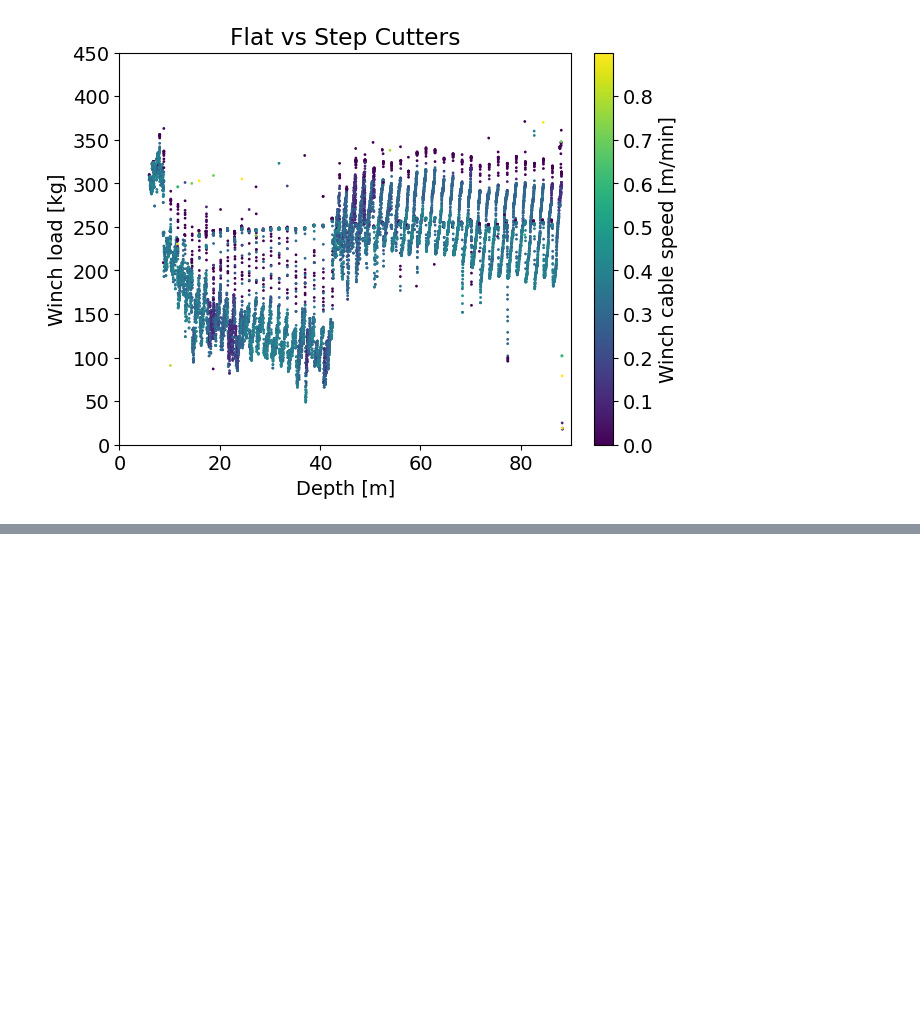
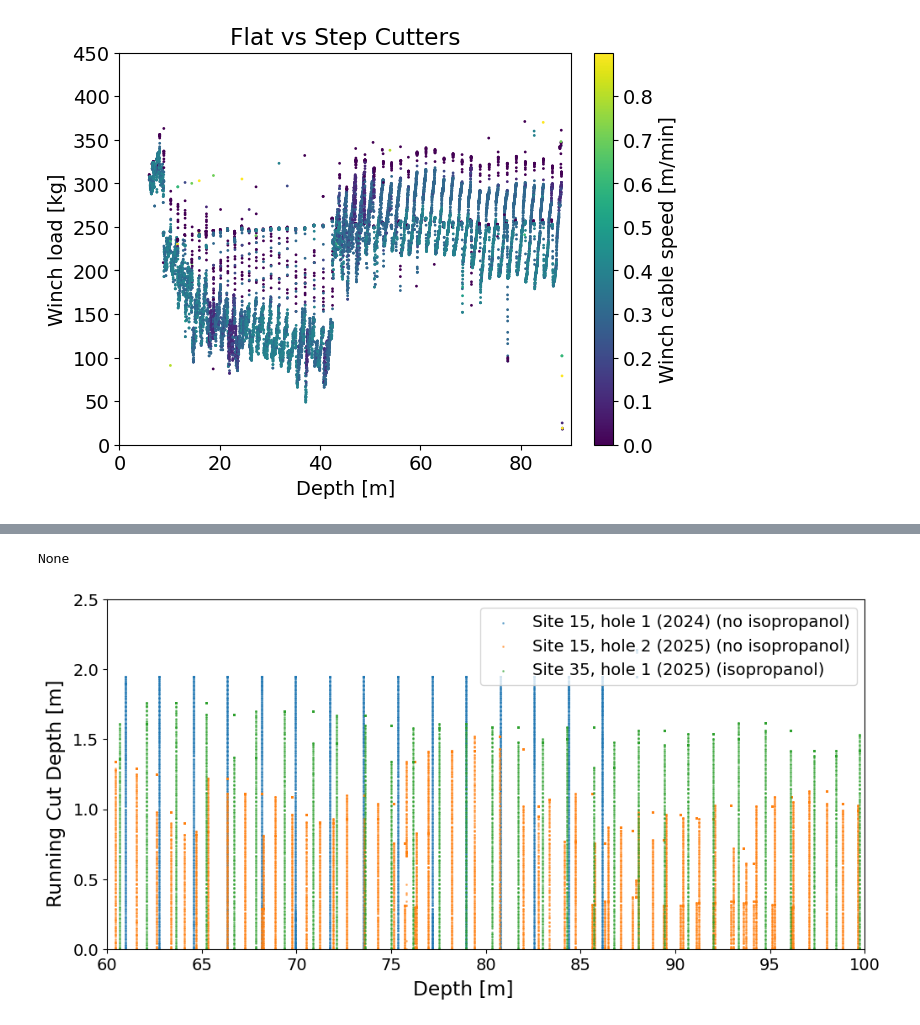
Before and after one commit to RNO-G/bigraid_log_reader, a Jupyter notebook: proceedings_notebook.ipynb, the cells around one changed output, grey strips where cells are left out. Drawn from its saved outputs; the diff is of its cells as text; code cells hidden in the pictures; blank space fills up the shorter version.

Commit message:
added more plots for paper

```diff
--- a/proceedings_notebook.ipynb
+++ b/proceedings_notebook.ipynb
@@ -110,2 +93,10 @@ fig.savefig("flat_vs_step_cutters_winch_load.pdf")
 # %% [output]
 [figure]
+# %%
+folder2025 = "/Users/delia/Library/CloudStorage/OneDrive-SharedLibraries-NERC/BAS BigRAID - Documents/Season Reports/2025/DataLog/"
+start_date="20250614"
+end_date="20250618"
+print(folder2025)
+mr2 = MultiLogReader.find_files(folder2025, start_date, end_date)
+df2 = mr2.as_df()
+df2 = preprocess(df2, run_depth_threshold=1.5)
@@ -111,0 +109,7 @@ fig.savefig("flat_vs_step_cutters_winch_load.pdf")
+# %%
+start_date="20250623"
+end_date="20250625T12:00:00"
+print(folder2025)
+mr3 = MultiLogReader.find_files(folder2025, start_date, end_date)
+df3 = mr3.as_df()
+df3 = preprocess(df3, run_depth_threshold=1.5)
@@ -111,0 +134,56 @@ fig.savefig("flat_vs_step_cutters_winch_load.pdf")
+# %%
+fig, (ax1) = plt.subplots(1, 1, sharey=True, sharex=True)
+fig.set_figwidth(10)
+fig.set_figheight(5)
+min_depth = 60
+df[(df["cutting"] == 1)&(df["[PLC]AUTODOWNSTOPDEPTH"]>min_depth)].plot.scatter(x="[PLC]AUTODOWNSTOPDEPTH", y="cut_depth",c = 'tab:blue',s =1,  alpha =0.5, rasterized=True, ax=ax1, label = "Site 15, hole 1 (2024) (no isopropanol)")#, cmap="viridis")
+#plt.title("Running Cut Depth per run")
+#ax1.set_title("Site 15, hole 1 (2024) (no isopropanol)")
+#ax1.set_ylabel("Running Cut Depth [m]")
+#ax1.set_xlabel("Depth [m]")
+ax1.axes.get_yaxis().get_label().set_visible(False)
+
+ax1.set_xlim(min_depth,100)
+ax1.set_ylim(0,2.5)
+
+df2[(df2["cutting"] == 1)&(df2["[PLC]AUTODOWNSTOPDEPTH"]>min_depth)].plot.scatter(x="[PLC]AUTODOWNSTOPDEPTH", y="cut_depth",c = 'tab:orange', s =1, alpha =0.5,rasterized=True, ax = ax1,label="Site 15, hole 2 (2025) (no isopropanol)")#, cmap="viridis")
+#df2[(df2["cutting"] == 1)&(df2["[PLC]WIRESPOOLEDOUT"] <=77.2)].plot.scatter(x="run", y="cut_depth",s =1, rasterized=True, ax = ax2)#, cmap="viridis")
+#plt.title("Running Cut Depth per run
+#df2[(df2["cutting"] == 1)&(df2["[PLC]WIRESPOOLEDOUT"] >77.2)].plot.scatter(x="run", y="cut_depth",s =1, c='r',rasterized=True, ax = ax2)#, cmap="viridis")
+#plt.title("Running Cut Depth per run")
+#ax2.set_title("Site 15, hole 2 (2025) (no isopropanol)")
+ax1.axes.get_yaxis().get_label().set_visible(False)
+
+#ax2.set_ylabel("Running Cut Depth [m]")
+#ax2.set_xlabel("Depth [m]")
+#ax2.set_xlim(min_depth,100)
+#ax2.set_ylim(0,2.5)
+
+df3[(df3["cutting"] == 1) &(df3["[PLC]AUTODOWNSTOPDEPTH"]>min_depth)].plot.scatter(x="[PLC]AUTODOWNSTOPDEPTH", y="cut_depth",c='tab:green',s =1, alpha =0.5,rasterized=True, ax = ax1, label="Site 35, hole 1 (2025) (isopropanol)")#, cmap="viridis")
+#df2[(df2["cutting"] == 1)&(df2["[PLC]WIRESPOOLEDOUT"] <=77.2)].plot.scatter(x="run", y="cut_depth",s =1, rasterized=True, ax = ax3)#, cmap="viridis")
+#plt.title("Running Cut Depth per run
+#df2[(df2["cutting"] == 1)&(df2["[PLC]WIRESPOOLEDOUT"] >77.2)].plot.scatter(x="run", y="cut_depth",s =1, c='r',rasterized=True, ax = ax2)#, cmap="viridis")
+#plt.title("Running Cut Depth per run")
+#ax3.set_title("Site 35, hole 1 (2025) (isopropanol)")
+#ax3.axes.get_yaxis().get_label().set_visible(False)
+#x_axis.set_label_text('foo')
+#x_label = x_axis.get_label()
+##print isinstance(x_label, matplotlib.artist.Artist)
+#x_label.set_visible(False)
+#ax3.set_ylabel("Running Cut Depth [m]")
+#ax3.set_xlabel("Depth [m]")
+#ax3.axes.get_xaxis().get_label().set_visible(False)
+#ax3.set_xlim(min_depth,100)
+#ax3.set_ylim(0,2.5)
+ax1.axes.get_xaxis().get_label().set_visible(False)
+leg=ax1.axes.get_legend()
+print(leg.set_title(""))
+fig.suptitle('')
+fig.supylabel("Running Cut Depth [m]")
+fig.supxlabel("Depth [m]")
+#fig.colorbar(img1.collections[0],ax=[ax1,ax2], shrink=1, location='right', label= 'depth [m]')
+#plt.show()
+fig.savefig("cut_depth_by_run_isopropanol.pdf")
+# %% [output]
+None
+[figure, added]
```
Also changed, not shown: parts of 13 cells of this notebook.
